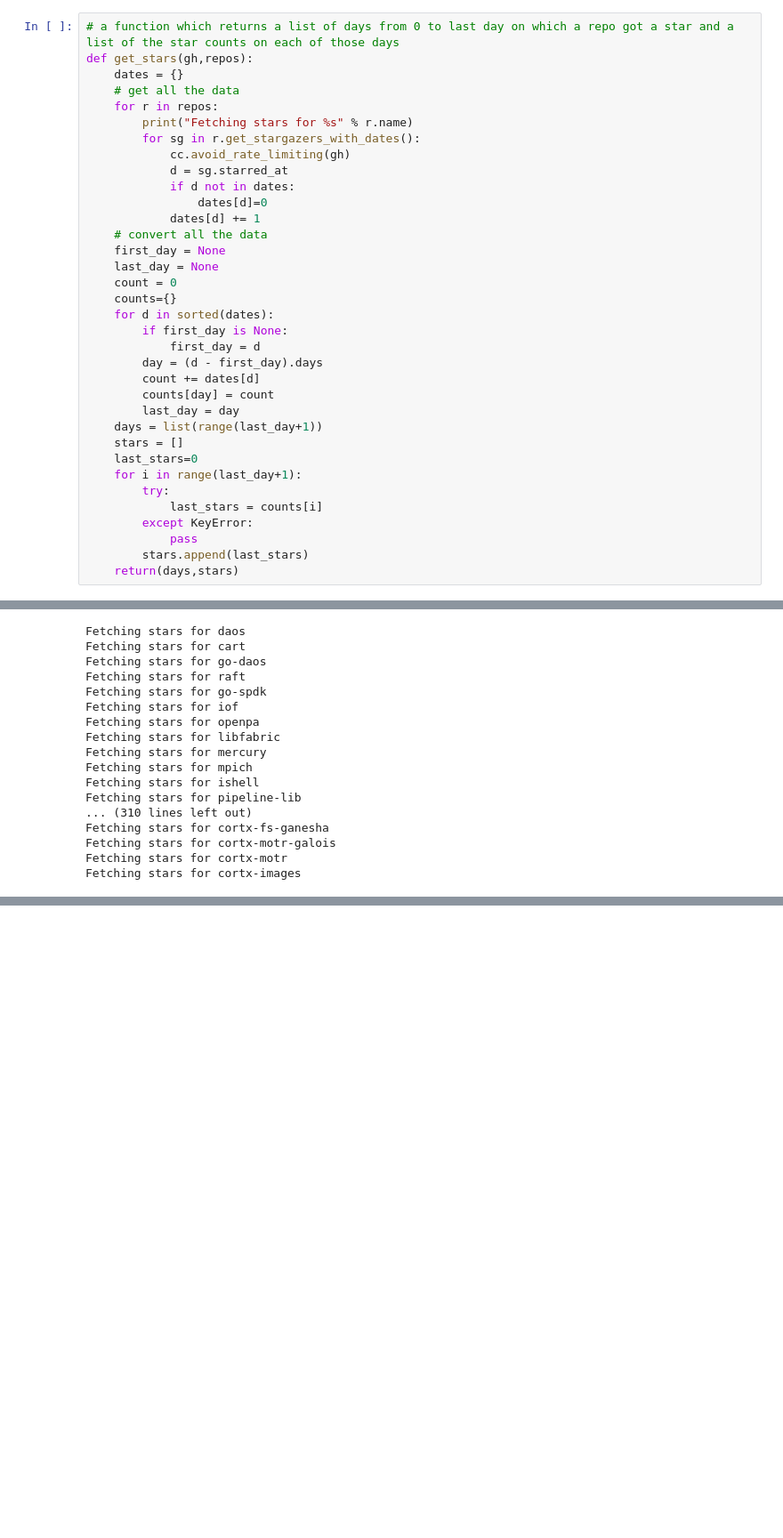
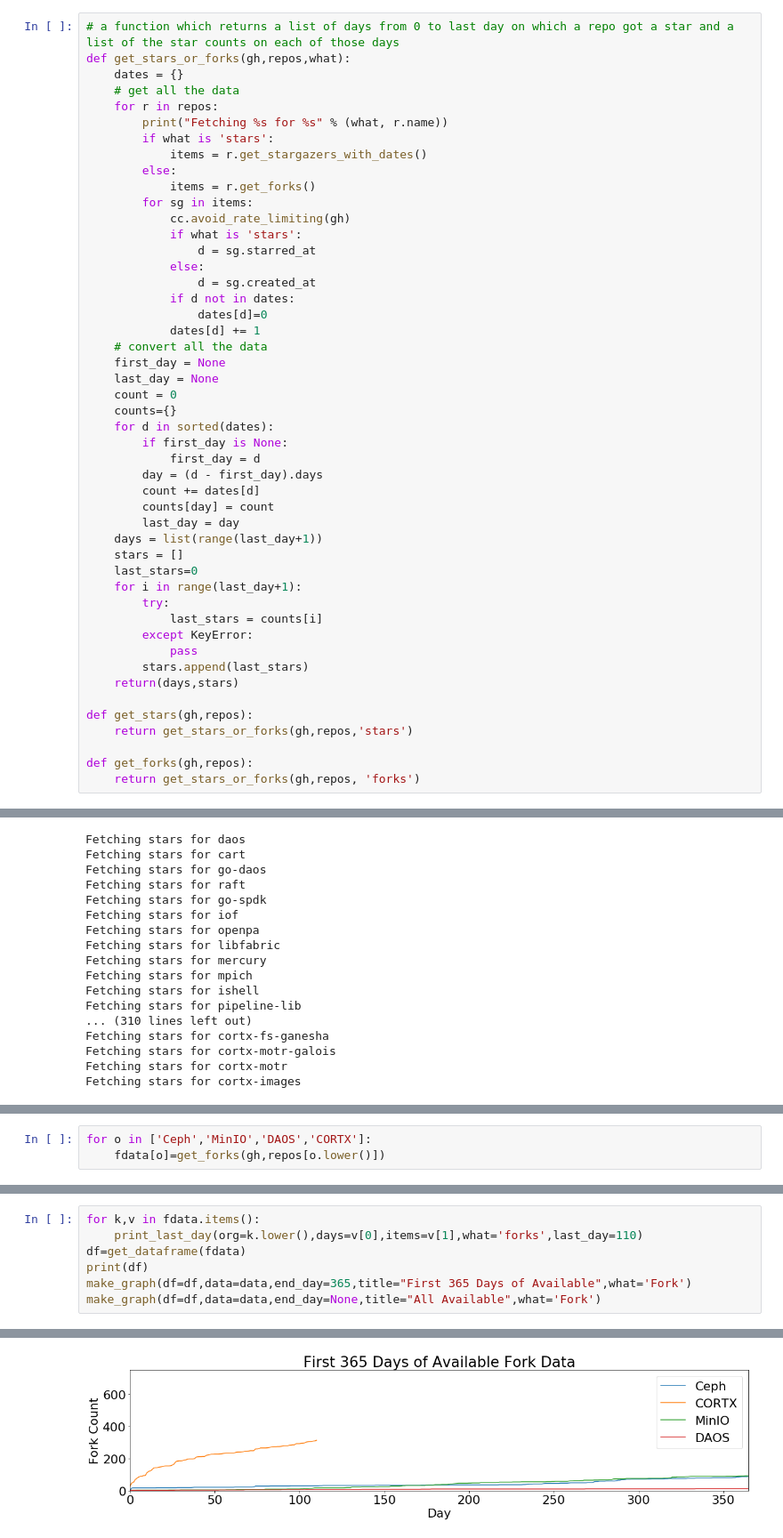
Before and after one commit to Seagate/cortx, a Jupyter notebook: metrics/CORTX_Metrics_Compare_Projects.ipynb, the cells around one changed output, grey strips where cells are left out. Shown: that part at 89% size. Saved outputs shown, nothing was run; the diff lists cells and outputs as text; blank space fills up the shorter version.

```diff
--- a/metrics/CORTX_Metrics_Compare_Projects.ipynb
+++ b/metrics/CORTX_Metrics_Compare_Projects.ipynb
@@ -51,14 +51,21 @@ repos = get_all_repos(gh)
 ['daos', 'cart', 'go-daos', 'raft', 'go-spdk', 'iof', 'openpa', 'libfabric', 'mercury', 'mpich', 'ishell', 'pipeline-lib', 'go-ipmctl', 'scons_local', 'code_review', 'ompi', 'pmix', 'argobots', 'pmdk' ...
 # %%
 # a function which returns a list of days from 0 to last day on which a repo got a star and a list of the star counts on each of those days
-def get_stars(gh,repos):
+def get_stars_or_forks(gh,repos,what):
     dates = {}
     # get all the data
     for r in repos:
-        print("Fetching stars for %s" % r.name)
-        for sg in r.get_stargazers_with_dates():
+        print("Fetching %s for %s" % (what, r.name))
+        if what is 'stars':
+            items = r.get_stargazers_with_dates()
+        else:
+            items = r.get_forks()
+        for sg in items:
             cc.avoid_rate_limiting(gh)
-            d = sg.starred_at
+            if what is 'stars':
+                d = sg.starred_at
+            else:
+                d = sg.created_at
             if d not in dates:
                 dates[d]=0
             dates[d] += 1
@@ -84,6 +91,12 @@ def get_stars(gh,repos):
             pass
         stars.append(last_stars)
     return(days,stars)
+
+def get_stars(gh,repos):
+    return get_stars_or_forks(gh,repos,'stars')
+
+def get_forks(gh,repos):
+    return get_stars_or_forks(gh,repos, 'forks')
 # %%
 (d_days,d_stars) = get_stars(gh,repos['daos'])
 (c_days,c_stars) = get_stars(gh,repos['ceph'])
@@ -167,0 +182,3 @@ Ceph is largest with size 3421
+# %%
+for o in ['Ceph','MinIO','DAOS','CORTX']:
+    fdata[o]=get_forks(gh,repos[o.lower()])
@@ -167,0 +203,8 @@ Ceph is largest with size 3421
+# %%
+for k,v in fdata.items():
+    print_last_day(org=k.lower(),days=v[0],items=v[1],what='forks',last_day=110)
+df=get_dataframe(fdata)
+print(df)
+make_graph(df=df,data=data,end_day=365,title="First 365 Days of Available",what='Fork')
+make_graph(df=df,data=data,end_day=None,title="All Available",what='Fork')
+# %% [output]
@@ -167,0 +228 @@ Ceph is largest with size 3421
+[figure, added]
```
Also changed, not shown: parts of 3 cells of this notebook.
